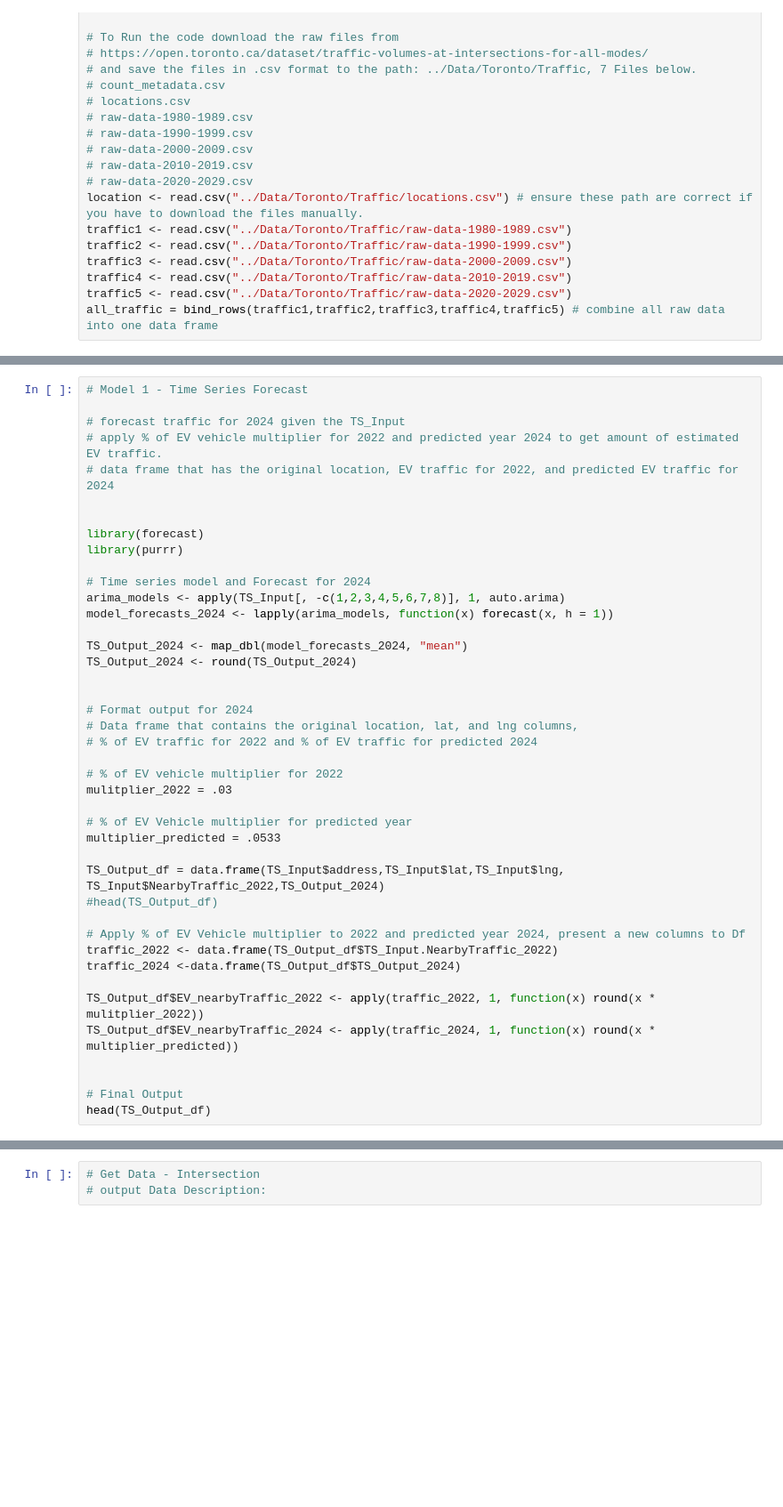
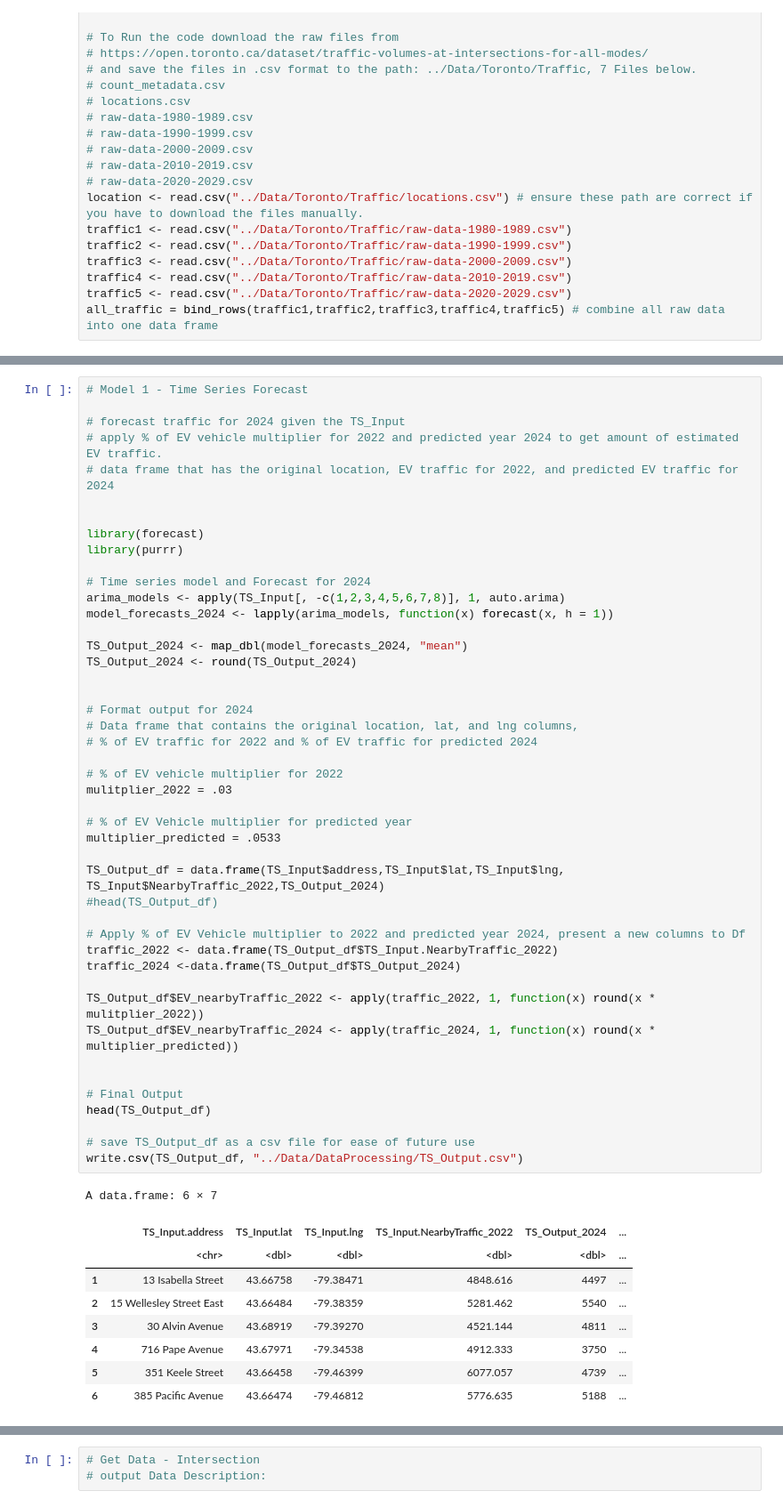
Before and after one commit to aayushi173/EV-Charging-Toronto, a Jupyter notebook: Code/EV Charging.ipynb, the cells around one changed output, grey strips where cells are left out. Shown at 89% size. Cells and saved outputs as stored; diff of their text form; blank space fills up the shorter version.

```diff
--- a/Code/EV Charging.ipynb
+++ b/Code/EV Charging.ipynb
@@ -486,33 +545,46 @@ library(purrr)
 arima_models <- apply(TS_Input[, -c(1,2,3,4,5,6,7,8)], 1, auto.arima)
 model_forecasts_2024 <- lapply(arima_models, function(x) forecast(x, h = 1))
 
 TS_Output_2024 <- map_dbl(model_forecasts_2024, "mean")
 TS_Output_2024 <- round(TS_Output_2024)
 
 
 # Format output for 2024
 # Data frame that contains the original location, lat, and lng columns,
 # % of EV traffic for 2022 and % of EV traffic for predicted 2024
 
 # % of EV vehicle multiplier for 2022
 mulitplier_2022 = .03
 
 # % of EV Vehicle multiplier for predicted year
 multiplier_predicted = .0533
 
 TS_Output_df = data.frame(TS_Input$address,TS_Input$lat,TS_Input$lng, TS_Input$NearbyTraffic_2022,TS_Output_2024)
 #head(TS_Output_df)
 
 # Apply % of EV Vehicle multiplier to 2022 and predicted year 2024, present a new columns to Df
 traffic_2022 <- data.frame(TS_Output_df$TS_Input.NearbyTraffic_2022)
 traffic_2024 <-data.frame(TS_Output_df$TS_Output_2024)
 
 TS_Output_df$EV_nearbyTraffic_2022 <- apply(traffic_2022, 1, function(x) round(x * mulitplier_2022))
 TS_Output_df$EV_nearbyTraffic_2024 <- apply(traffic_2024, 1, function(x) round(x * multiplier_predicted))
 
 
 # Final Output
 head(TS_Output_df)
+
+# save TS_Output_df as a csv file for ease of future use
+write.csv(TS_Output_df, "../Data/DataProcessing/TS_Output.csv")
+# %% [output]
+A data.frame: 6 × 7
+|  | TS_Input.address | TS_Input.lat | TS_Input.lng | TS_Input.NearbyTraffic_2022 | TS_Output_2024 | ... |
+|  | <chr> | <dbl> | <dbl> | <dbl> | <dbl> | ... |
+| 1 | 13 Isabella Street | 43.66758 | -79.38471 | 4848.616 | 4497 | ... |
+| 2 | 15 Wellesley Street East | 43.66484 | -79.38359 | 5281.462 | 5540 | ... |
+| 3 | 30 Alvin Avenue | 43.68919 | -79.39270 | 4521.144 | 4811 | ... |
+| 4 | 716 Pape Avenue | 43.67971 | -79.34538 | 4912.333 | 3750 | ... |
+| 5 | 351 Keele Street | 43.66458 | -79.46399 | 6077.057 | 4739 | ... |
+| 6 | 385 Pacific Avenue | 43.66474 | -79.46812 | 5776.635 | 5188 | ... |
 # %%
 ## Steps:
 # Add convert column to GreenPParking dataset.
```
Also changed, not shown: parts of 9 cells of this notebook, 10 other files.
